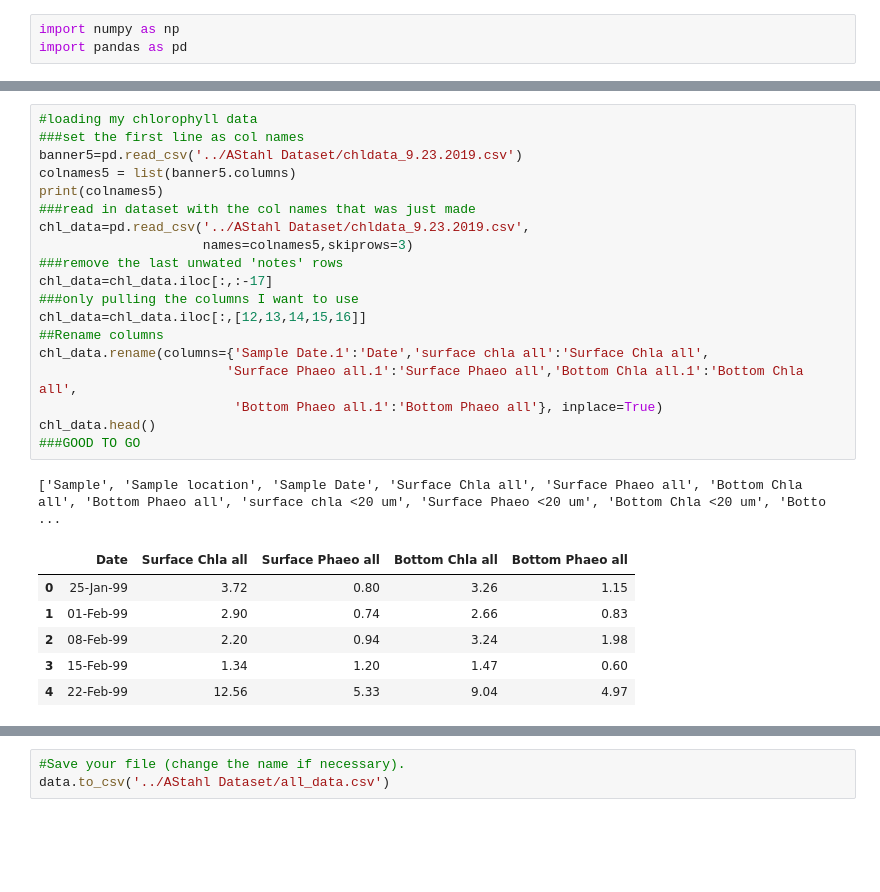
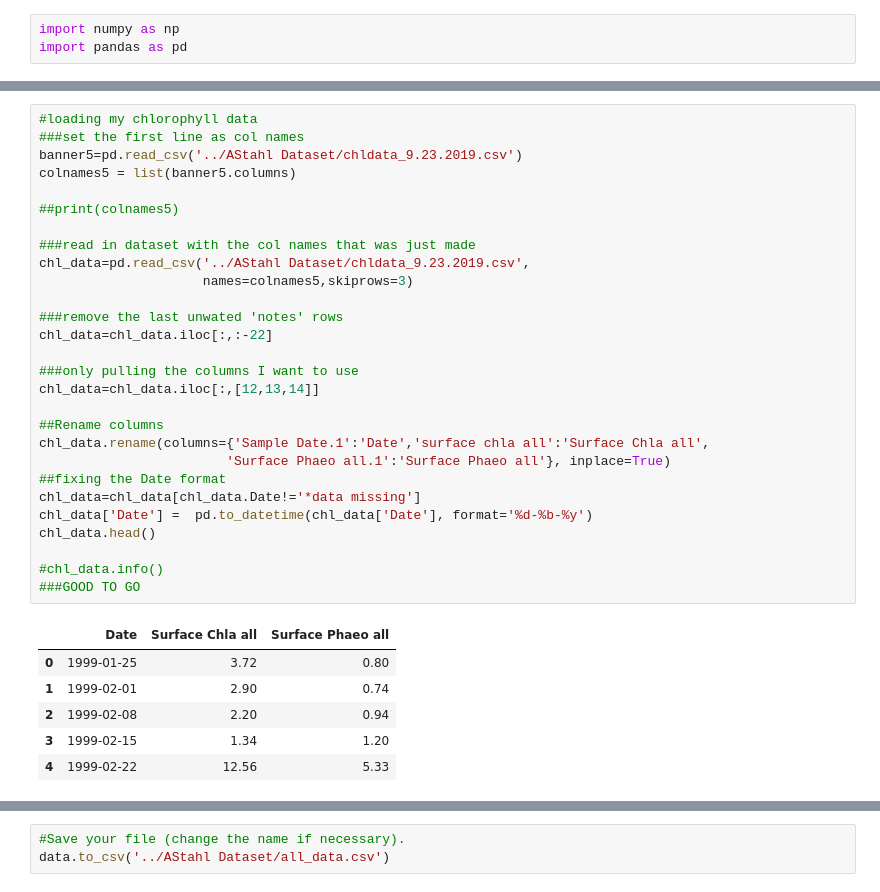
Before and after one commit to Angela-Stahl/uri_csc593, a Jupyter notebook: homework/Assignment 6.ipynb, the cells around one changed output, grey strips where cells are left out. Saved outputs shown, nothing was run; the diff lists cells and outputs as text; blank space fills up the shorter version.

```diff
--- a/homework/Assignment 6.ipynb
+++ b/homework/Assignment 6.ipynb
@@ -33,30 +40,38 @@ environ_data.head()
 # %%
 #loading my chlorophyll data
 ###set the first line as col names
 banner5=pd.read_csv('../AStahl Dataset/chldata_9.23.2019.csv')
 colnames5 = list(banner5.columns)
-print(colnames5)
+
+##print(colnames5)
+
 ###read in dataset with the col names that was just made
 chl_data=pd.read_csv('../AStahl Dataset/chldata_9.23.2019.csv',
                      names=colnames5,skiprows=3)
+
 ###remove the last unwated 'notes' rows
-chl_data=chl_data.iloc[:,:-17]
+chl_data=chl_data.iloc[:,:-22]
+
 ###only pulling the columns I want to use
-chl_data=chl_data.iloc[:,[12,13,14,15,16]]
+chl_data=chl_data.iloc[:,[12,13,14]]
+
 ##Rename columns
 chl_data.rename(columns={'Sample Date.1':'Date','surface chla all':'Surface Chla all',
-                        'Surface Phaeo all.1':'Surface Phaeo all','Bottom Chla all.1':'Bottom Chla all',
-                         'Bottom Phaeo all.1':'Bottom Phaeo all'}, inplace=True)
+                        'Surface Phaeo all.1':'Surface Phaeo all'}, inplace=True)
+##fixing the Date format
+chl_data=chl_data[chl_data.Date!='*data missing']
+chl_data['Date'] =  pd.to_datetime(chl_data['Date'], format='%d-%b-%y')
 chl_data.head()
+
+#chl_data.info()
 ###GOOD TO GO
 # %% [output]
-['Sample', 'Sample location', 'Sample Date', 'Surface Chla all', 'Surface Phaeo all', 'Bottom Chla all', 'Bottom Phaeo all', 'surface chla <20 um', 'Surface Phaeo <20 um', 'Bottom Chla <20 um', 'Botto ...
-|  | Date | Surface Chla all | Surface Phaeo all | Bottom Chla all | Bottom Phaeo all |
-| 0 | 25-Jan-99 | 3.72 | 0.80 | 3.26 | 1.15 |
-| 1 | 01-Feb-99 | 2.90 | 0.74 | 2.66 | 0.83 |
-| 2 | 08-Feb-99 | 2.20 | 0.94 | 3.24 | 1.98 |
-| 3 | 15-Feb-99 | 1.34 | 1.20 | 1.47 | 0.60 |
-| 4 | 22-Feb-99 | 12.56 | 5.33 | 9.04 | 4.97 |
+|  | Date | Surface Chla all | Surface Phaeo all |
+| 0 | 1999-01-25 | 3.72 | 0.80 |
+| 1 | 1999-02-01 | 2.90 | 0.74 |
+| 2 | 1999-02-08 | 2.20 | 0.94 |
+| 3 | 1999-02-15 | 1.34 | 1.20 |
+| 4 | 1999-02-22 | 12.56 | 5.33 |
 # %%
 #loading my silica data
 ###set the first line as col names
```
Also changed, not shown: parts of 17 cells of this notebook, 1 other file.
